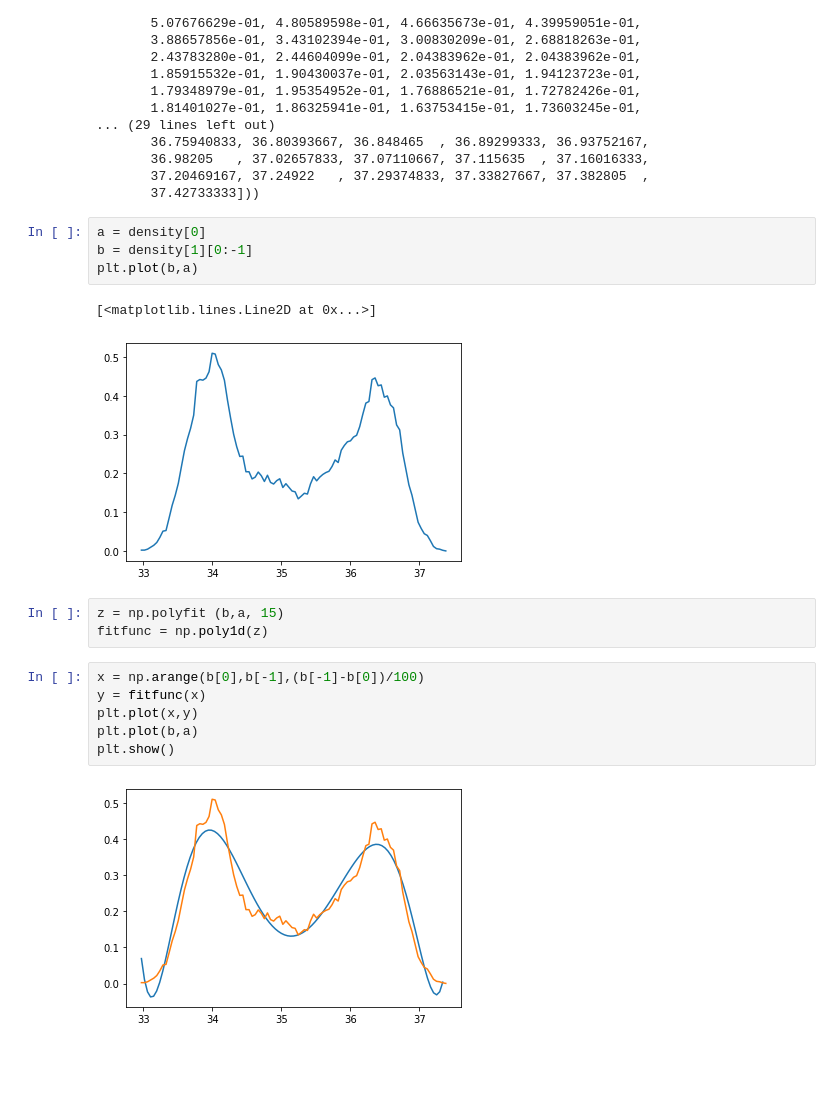
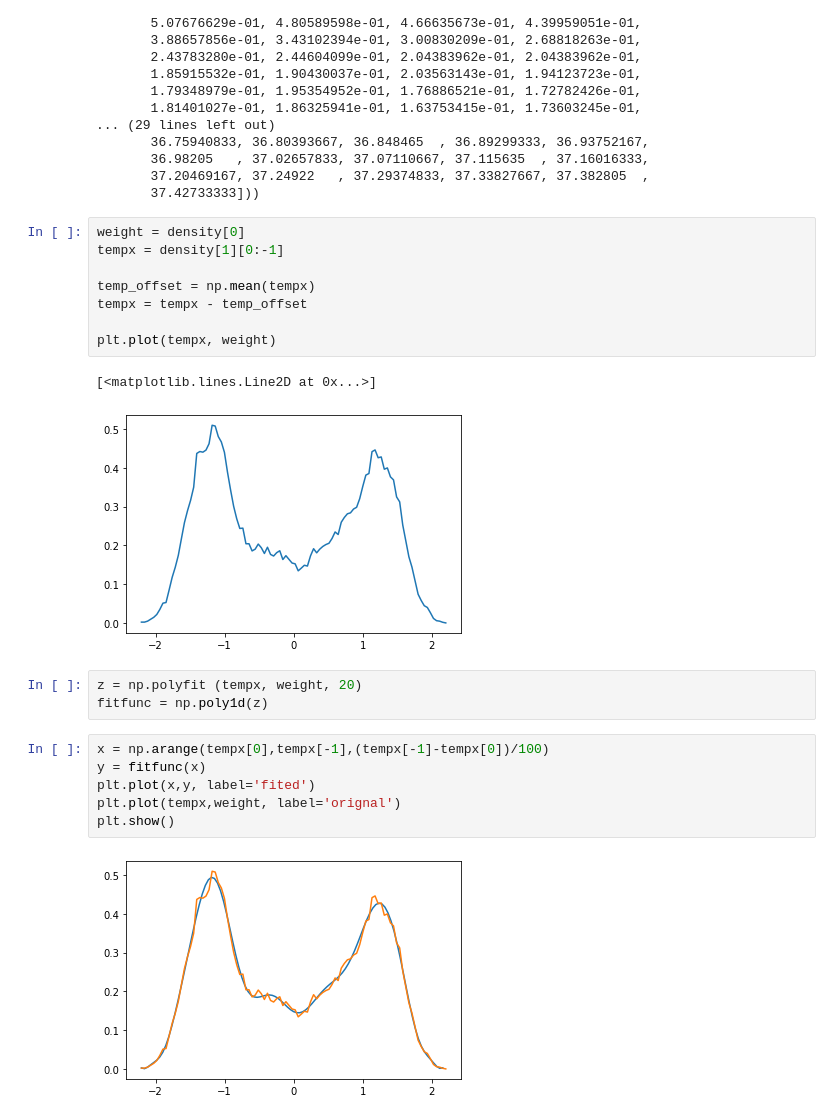
Before and after one commit to yiwenxue/mice_new, a Jupyter notebook: causality/sleep_awake.ipynb, the cells around one changed output. Saved outputs shown, nothing was run; the diff lists cells and outputs as text; blank space fills up the shorter version.

```diff
--- a/causality/sleep_awake.ipynb
+++ b/causality/sleep_awake.ipynb
@@ -121,20 +185,24 @@ print (density)
        37.20469167, 37.24922   , 37.29374833, 37.33827667, 37.382805  ,
        37.42733333]))
 # %%
-a = density[0]
-b = density[1][0:-1]
-plt.plot(b,a)
+weight = density[0]
+tempx = density[1][0:-1]
+
+temp_offset = np.mean(tempx)
+tempx = tempx - temp_offset
+
+plt.plot(tempx, weight)
 # %% [output]
 [<matplotlib.lines.Line2D at 0x...>]
-[figure, old version]
+[figure, new version]
 # %%
-z = np.polyfit (b,a, 15)
+z = np.polyfit (tempx, weight, 20)
 fitfunc = np.poly1d(z)
 # %%
-x = np.arange(b[0],b[-1],(b[-1]-b[0])/100)
+x = np.arange(tempx[0],tempx[-1],(tempx[-1]-tempx[0])/100)
 y = fitfunc(x)
-plt.plot(x,y)
-plt.plot(b,a)
+plt.plot(x,y, label='fited')
+plt.plot(tempx,weight, label='orignal')
 plt.show()
 # %% [output]
-[figure, old version]
+[figure, new version]
```
Also changed, not shown: parts of 15 cells of this notebook, 2 other files.
